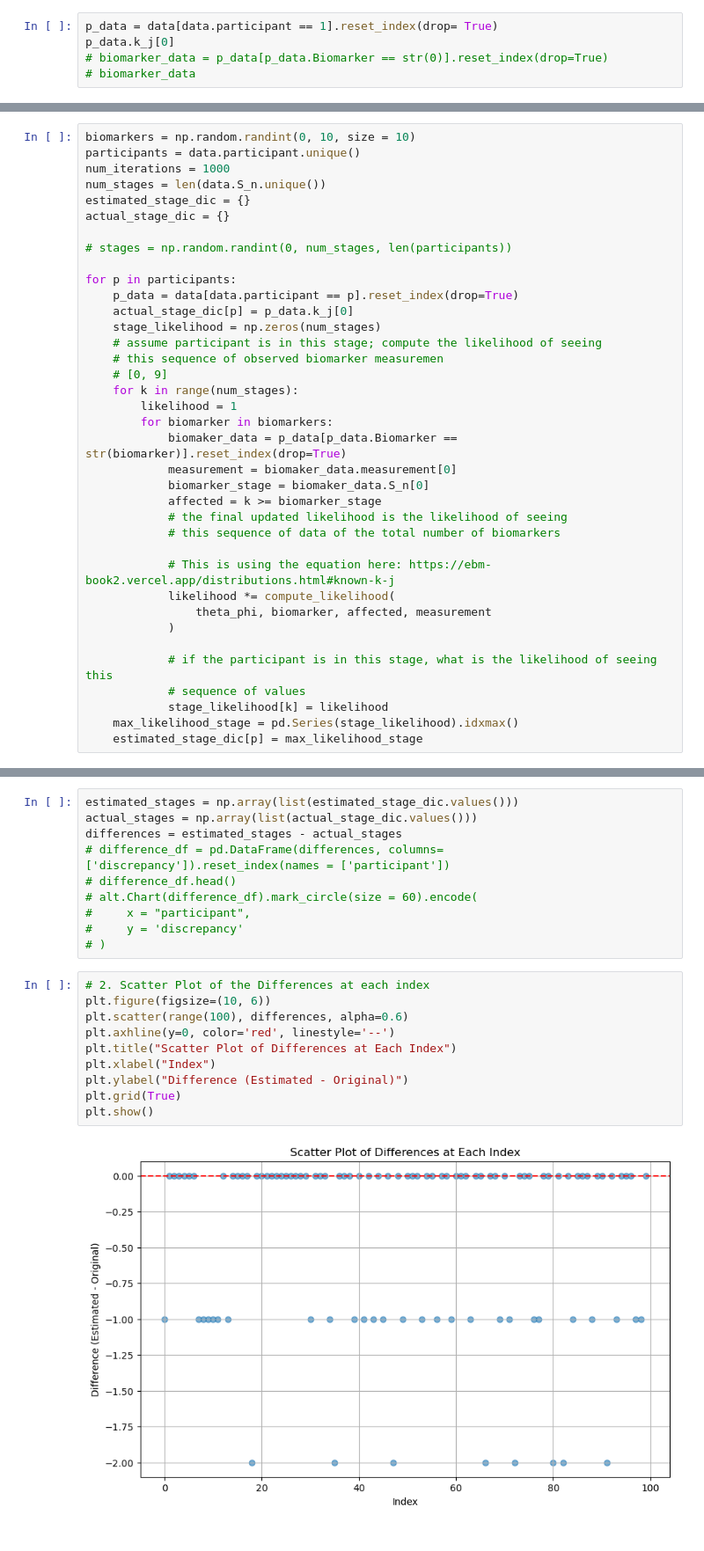
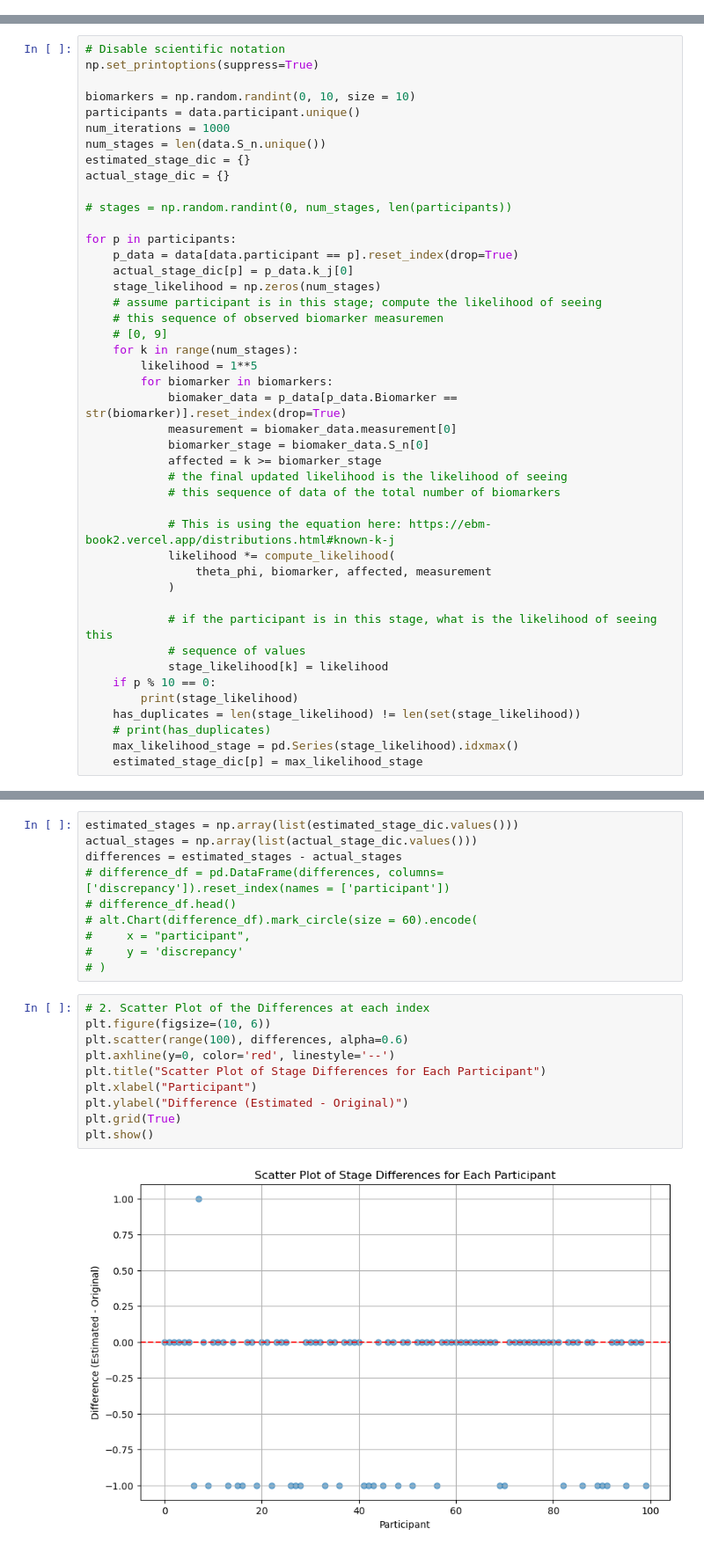
Before and after one commit to hongtaoh/ebm-book, a Jupyter notebook: _build/jupyter_execute/estimate_two.ipynb, the cells around one changed output, grey strips where cells are left out. Shown: that part at 88% size. Drawn from its saved outputs; the diff is of its cells as text.

```diff
--- a/_build/jupyter_execute/estimate_two.ipynb
+++ b/_build/jupyter_execute/estimate_two.ipynb
@@ -61,8 +61,3 @@ def compute_likelihood(theta_phi, biomarker, affected, measurement):
     var = biomarker_params['theta_var'][0] if affected else biomarker_params['phi_var'][0]
     sigma = np.sqrt(var)
     return np.exp(-(measurement - mu)**2/(2*sigma**2))/np.sqrt(2*np.pi*sigma**2)
-# %%
-p_data = data[data.participant == 1].reset_index(drop= True)
-p_data.k_j[0]
-# biomarker_data = p_data[p_data.Biomarker == str(0)].reset_index(drop=True)
-# biomarker_data
@@ -71,4 +64,7 @@ p_data.k_j[0]
 # %%
+# Disable scientific notation
+np.set_printoptions(suppress=True)
+
 biomarkers = np.random.randint(0, 10, size = 10)
 participants = data.participant.unique()
 num_iterations = 1000
@@ -86,7 +82,7 @@ for p in participants:
     # this sequence of observed biomarker measuremen
     # [0, 9]
     for k in range(num_stages):
-        likelihood = 1
+        likelihood = 1**5
         for biomarker in biomarkers:
             biomaker_data = p_data[p_data.Biomarker == str(biomarker)].reset_index(drop=True)
             measurement = biomaker_data.measurement[0]
@@ -103,5 +99,9 @@ for p in participants:
             # if the participant is in this stage, what is the likelihood of seeing this
             # sequence of values
             stage_likelihood[k] = likelihood
+    if p % 10 == 0:
+        print(stage_likelihood)
+    has_duplicates = len(stage_likelihood) != len(set(stage_likelihood))
+    # print(has_duplicates)
     max_likelihood_stage = pd.Series(stage_likelihood).idxmax()
     estimated_stage_dic[p] = max_likelihood_stage
@@ -118,12 +136,12 @@ differences = estimated_stages - actual_stages
 # %%
 # 2. Scatter Plot of the Differences at each index
 plt.figure(figsize=(10, 6))
 plt.scatter(range(100), differences, alpha=0.6)
 plt.axhline(y=0, color='red', linestyle='--')
-plt.title("Scatter Plot of Differences at Each Index")
-plt.xlabel("Index")
+plt.title("Scatter Plot of Stage Differences for Each Participant")
+plt.xlabel("Participant")
 plt.ylabel("Difference (Estimated - Original)")
 plt.grid(True)
 plt.show()
 # %% [output]
-[figure, old version]
+[figure, new version]
```
Also changed, not shown: parts of 3 cells of this notebook, 13 other files.
